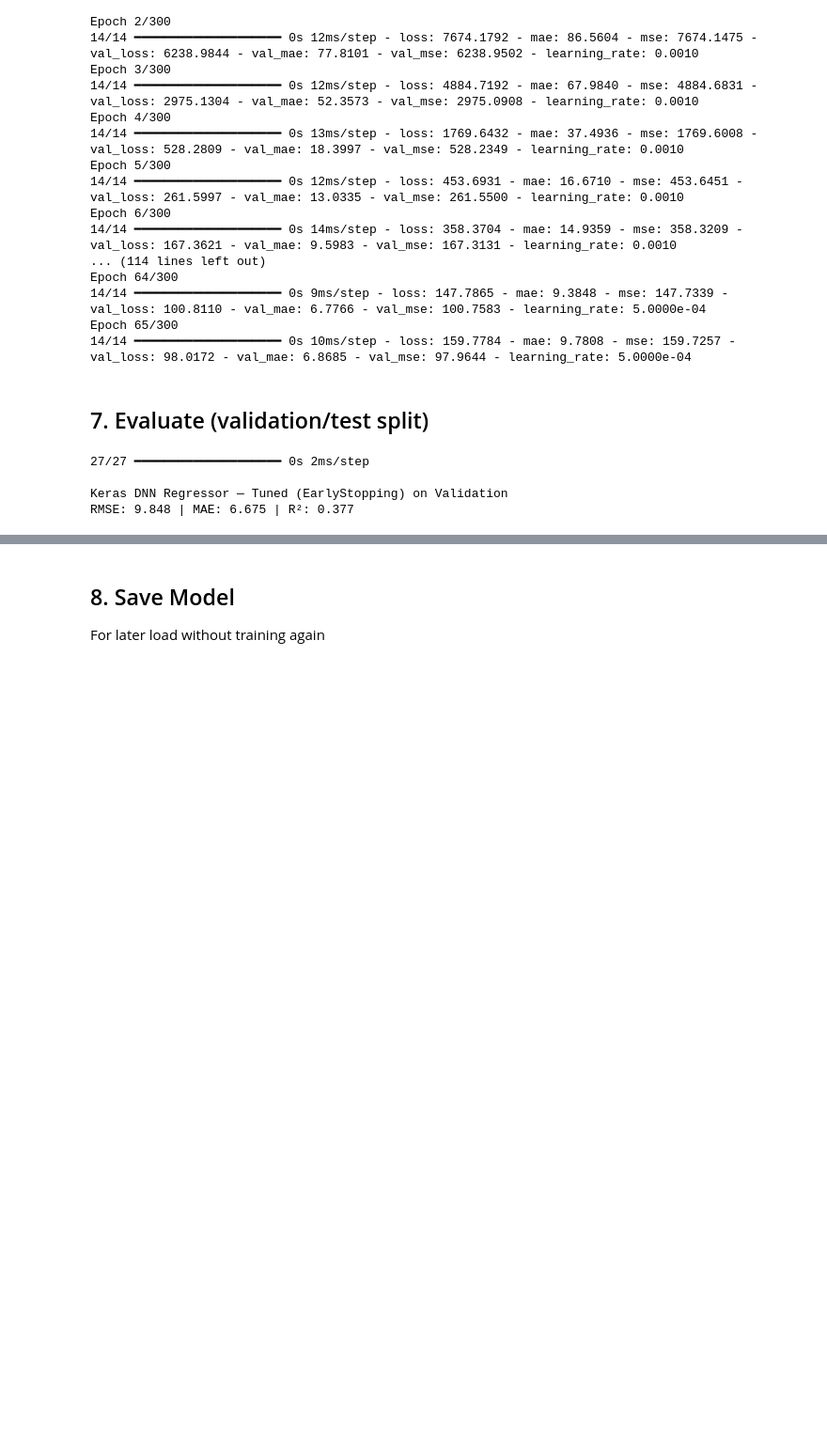
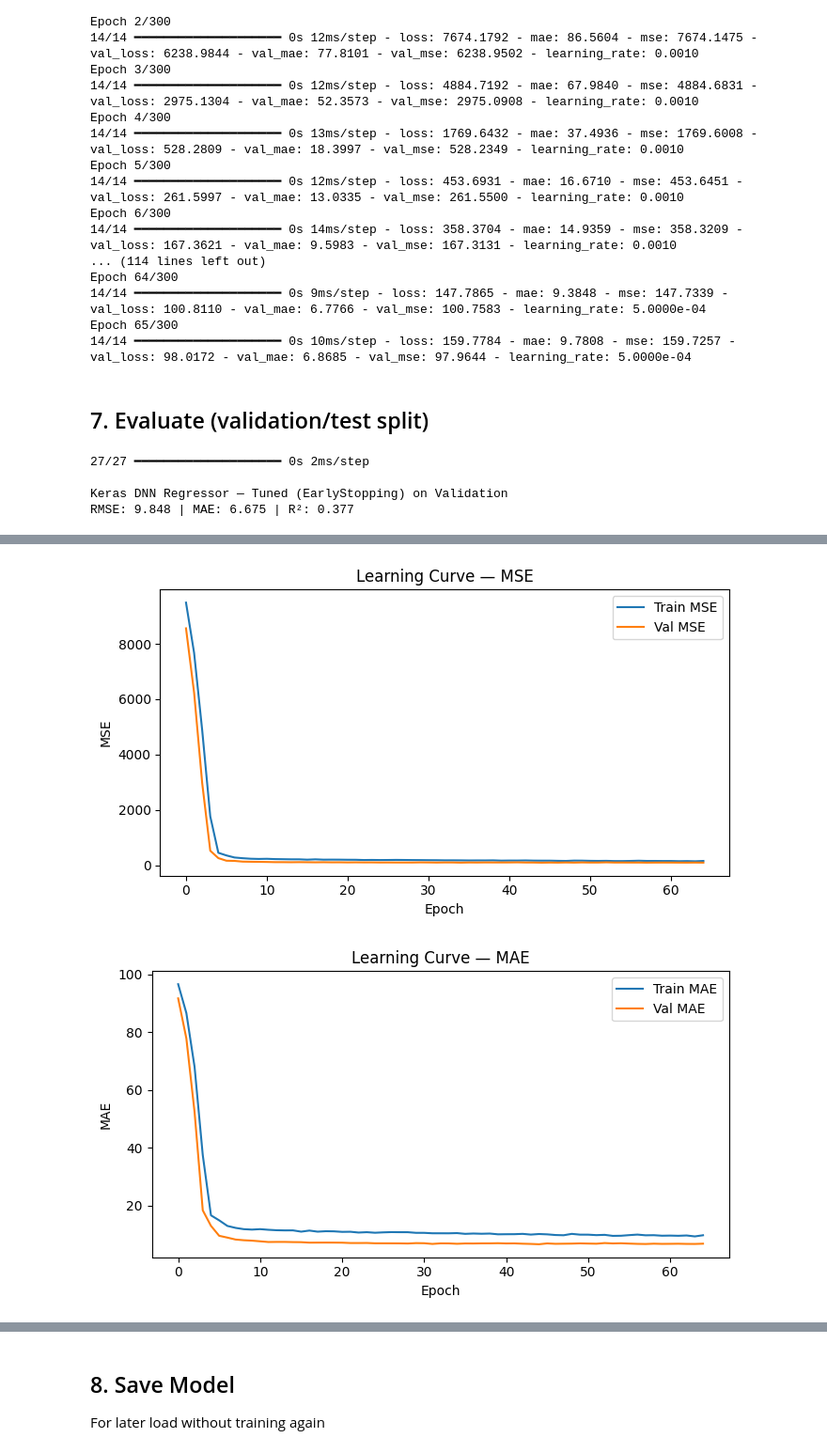
Before and after one commit to vaneyepes/mercedes, a Jupyter notebook: ann_regressor.ipynb, the cells around one changed output, grey strips where cells are left out. Shown at 94% size. Saved outputs shown, nothing was run; the diff lists cells and outputs as text; code cells hidden in the pictures; blank space fills up the shorter version.

Commit message:
Add plots to ANN model evaluation

```diff
--- a/ann_regressor.ipynb
+++ b/ann_regressor.ipynb
@@ -236,0 +248,27 @@ RMSE: 9.848 | MAE: 6.675 | R²: 0.377
+# %%
+import matplotlib.pyplot as plt # I forgot to add this import above
+
+# Plot Training vs Validation Loss (MSE)
+plt.figure(figsize=(7,4))
+plt.plot(history.history["loss"], label="Train MSE")
+plt.plot(history.history["val_loss"], label="Val MSE")
+plt.xlabel("Epoch")
+plt.ylabel("MSE")
+plt.title("Learning Curve — MSE")
+plt.legend()
+plt.tight_layout()
+plt.show()
+
+# Plot Training vs Validation MAE
+plt.figure(figsize=(7,4))
+plt.plot(history.history["mae"], label="Train MAE")
+plt.plot(history.history["val_mae"], label="Val MAE")
+plt.xlabel("Epoch")
+plt.ylabel("MAE")
+plt.title("Learning Curve — MAE")
+plt.legend()
+plt.tight_layout()
+plt.show()
+# %% [output]
+[figure, added]
+[figure, added]
```
Also changed, not shown: parts of 3 cells of this notebook.
